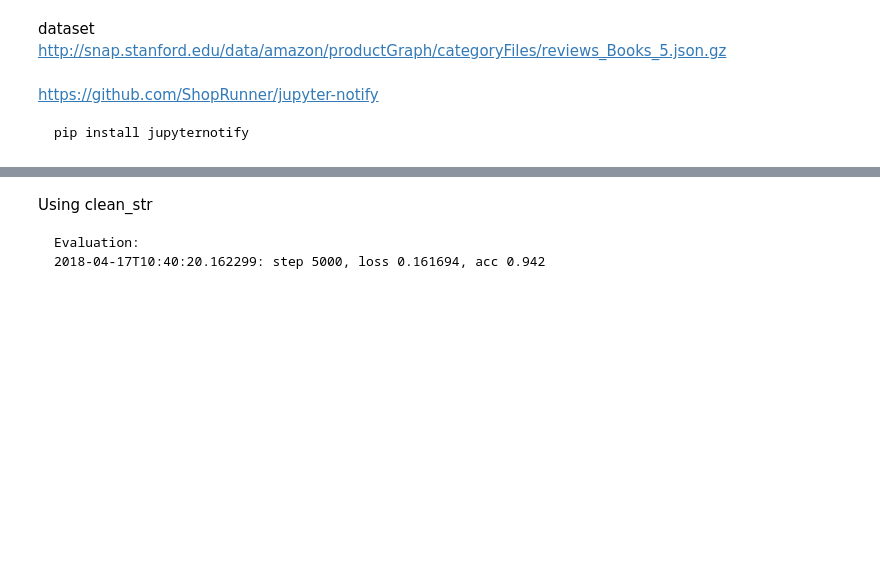
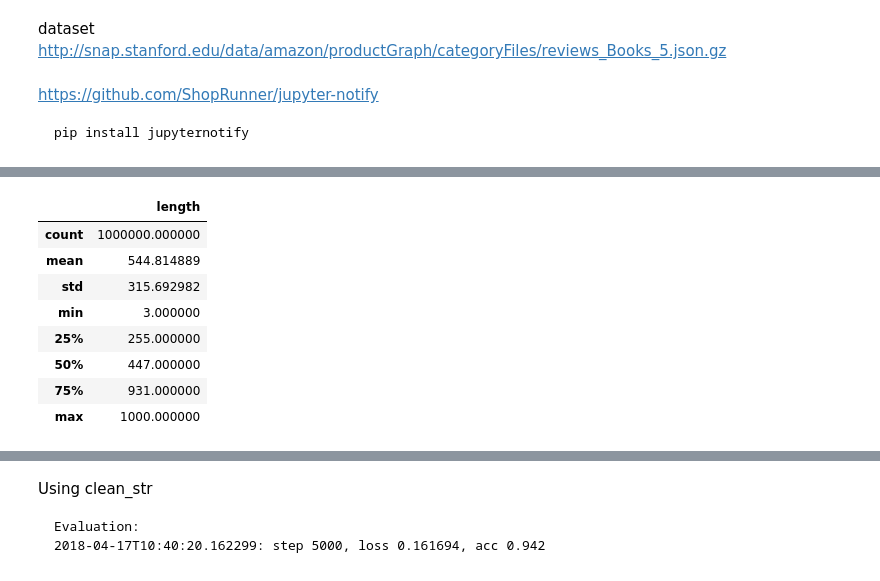
Before and after one commit to Tdual/char_level_cnn, a Jupyter notebook: char_level_cnn.ipynb, the cells around one changed output, grey strips where cells are left out. Drawn from its saved outputs; the diff is of its cells as text; code cells hidden in the pictures; blank space fills up the shorter version.

```diff
--- a/char_level_cnn.ipynb
+++ b/char_level_cnn.ipynb
@@ -161,0 +196,14 @@ x_text[0]
+# %%
+length_list = np.array([len(r)for r in x_text])
+df = pd.DataFrame(length_list, columns=["length"])
+df.describe()
+# %% [output]
+|  | length |
+| count | 1000000.000000 |
+| mean | 544.814889 |
+| std | 315.692982 |
+| min | 3.000000 |
+| 25% | 255.000000 |
+| 50% | 447.000000 |
+| 75% | 931.000000 |
+| max | 1000.000000 |
```
Also changed, not shown: parts of 22 cells of this notebook, 1 other file.
